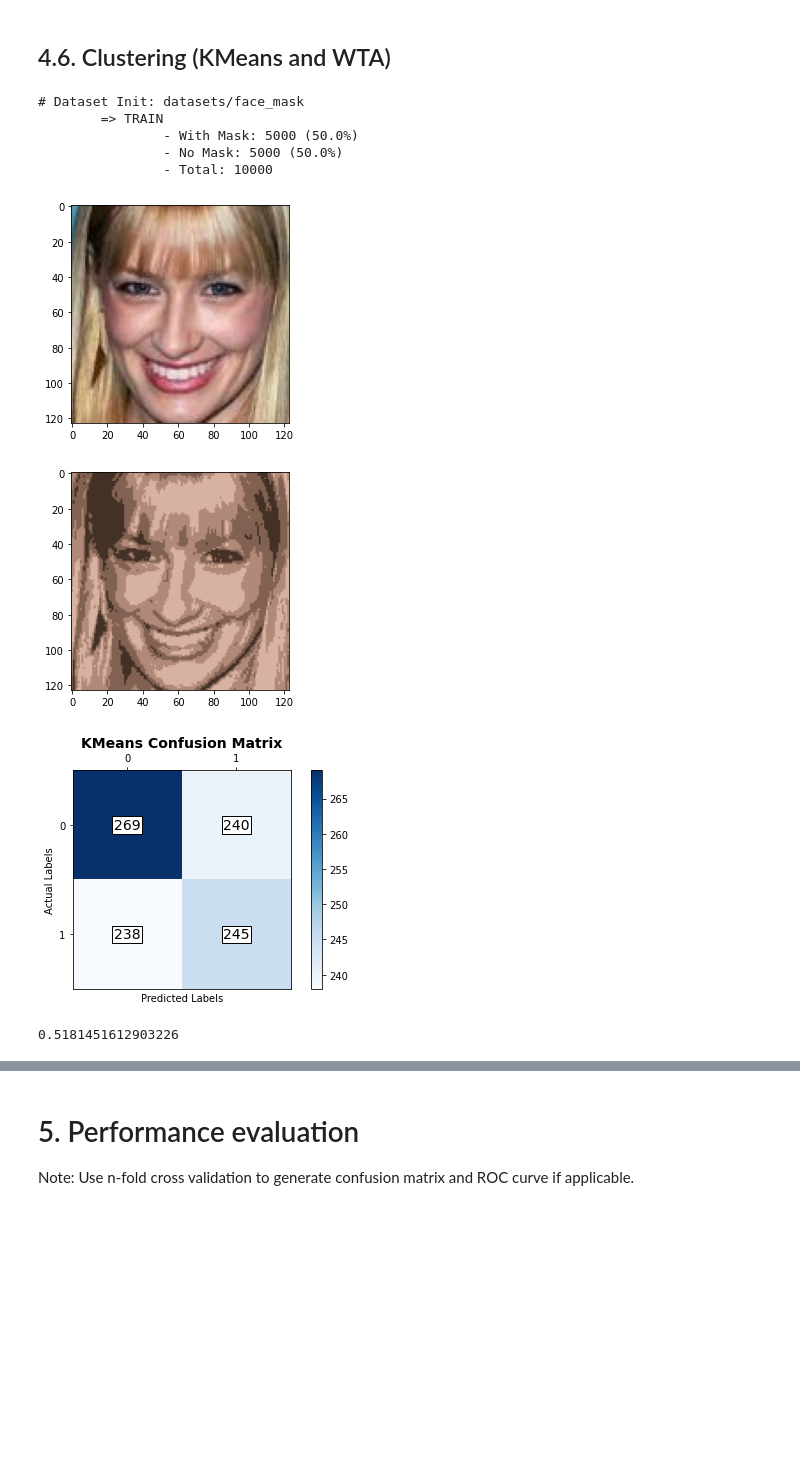
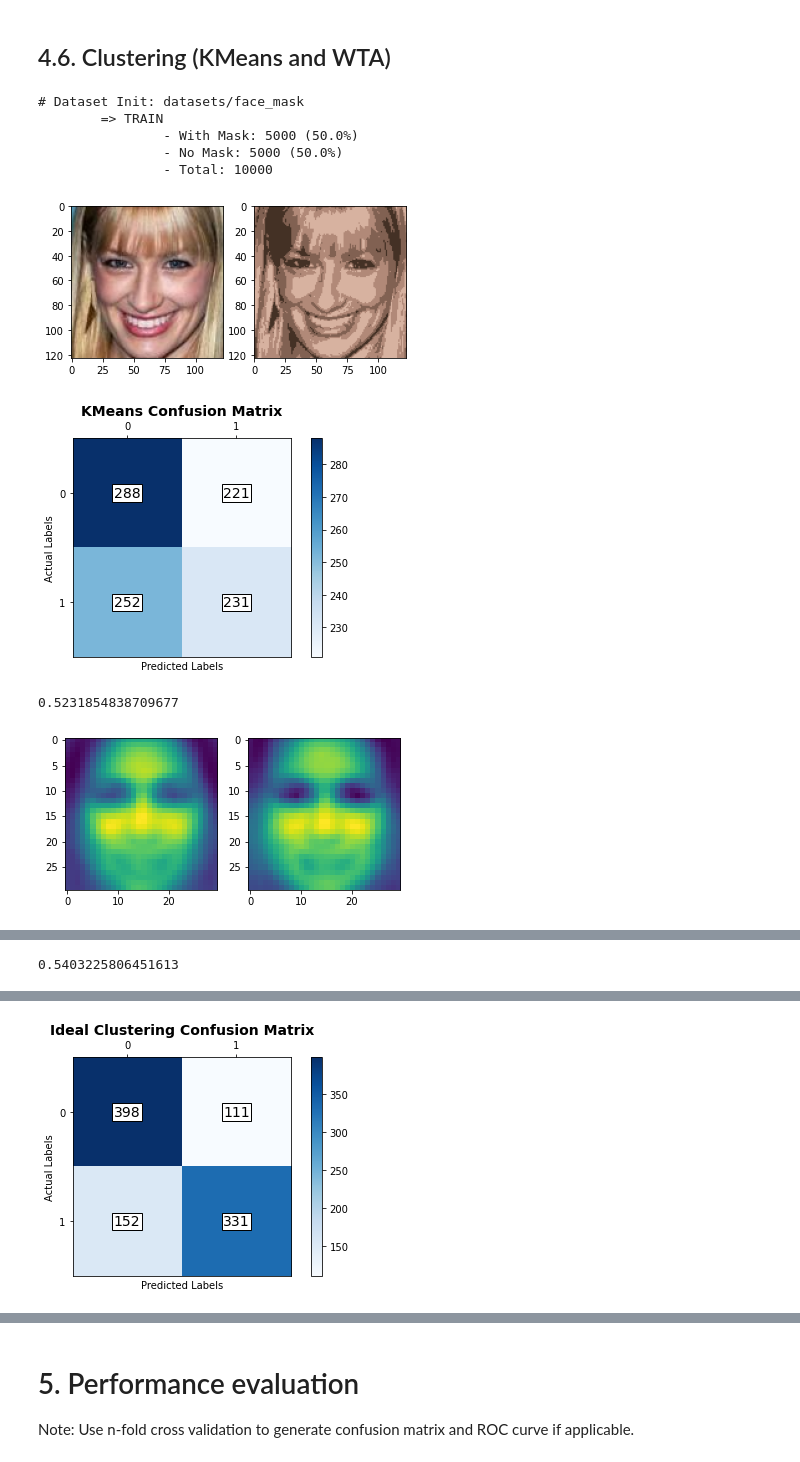
Before and after one commit to andreicozma1/CS522-TeamProject, a Jupyter notebook: main.ipynb, the cells around one changed output, grey strips where cells are left out. Saved outputs shown, nothing was run; the diff lists cells and outputs as text; code cells hidden in the pictures; blank space fills up the shorter version.

Commit message:
Demonstrated wta_classify() and ideal clustering results

```diff
--- a/main.ipynb
+++ b/main.ipynb
@@ -532,11 +532,16 @@ GPU: NVidia RTX3070
 # %% [markdown]
 ## 4.6. Clustering (KMeans and WTA)
 # %%
+import os
 import matplotlib.pyplot as plt
 import numpy as np
 from evaluation import *
 from Dataset import Dataset
-from kmeans import kmeans_image_compress, kmeans_image_colorize, kmeans_classify
+from kmeans import kmeans_image_compress, kmeans_image_colorize, kmeans_classify, get_ideal
+from wta import wta_classify
+
+import warnings
+warnings.filterwarnings("ignore")
 
 # Load normal image
 dataset_original = Dataset(dataset_dir=os.path.join("datasets", "face_mask"))
@@ -546,43 +551,78 @@ image = dataset_original.load_img(image_fn)
 
 # Load conv dataset
 dirpath = os.path.join('datasets', 'face_mask_pickled')
 dataset_conv = Dataset.load_gzip(
     dir_path=dirpath, file_name='dataset_conv.pkl.gzip')
 
 y_test = dataset_conv.test.y.argmax(axis=1).astype(int)
 
 # KMeans compression
-plt.imshow(image)
-plt.show()
+fig, (ax0, ax1) = plt.subplots(1, 2)
+ax0.imshow(image)
 
 img, means = kmeans_image_compress(image, 4)
 shape = image.shape
-plt.imshow(kmeans_image_colorize(img, means).reshape(shape).astype(int))
-plt.show()
+ax1.imshow(kmeans_image_colorize(img, means).reshape(shape).astype(int))
+fig.show()
 
 # KMeans classification
-y_pred, means = kmeans_classify(dataset_conv.test.X, 2, 0.1)
+y_pred, means = kmeans_classify(dataset_conv.test.X, 2)
 acc = np.count_nonzero(y_pred == y_test) / len(y_test)
 if acc < 0.5:
     y_pred = 1 - y_pred
     acc = 1.0 - acc
 
+plt.figure(3)
 cm = get_confusion_matrix(y_test, y_pred, np.unique(y_test))
 plot_confusion_matrix(cm, np.unique(y_test), 'KMeans Confusion Matrix')
 print(acc)
 
-plt.imshow(means[0].reshape(int(np.sqrt(means[0].shape[0])), -1))
-plt.show()
+fig, (ax0, ax1) = plt.subplots(1, 2)
+ax0.imshow(means[0].reshape(int(np.sqrt(means[0].shape[0])), -1))
+ax1.imshow(means[1].reshape(int(np.sqrt(means[1].shape[0])), -1))
+fig.show()
 
-plt.imshow(means[1].reshape(int(np.sqrt(means[1].shape[0])), -1))
-plt.show()
+# WTA classification
+y_pred, centers = wta_classify(dataset_conv.test.X, 2, lp=0.01)
+acc = np.count_nonzero(y_pred == y_test) / len(y_test)
+if acc < 0.5:
+    y_pred = 1 - y_pred
+    acc = 1.0 - acc
+
+plt.figure(4)
+cm = get_confusion_matrix(y_test, y_pred, np.unique(y_test))
+plot_confusion_matrix(cm, np.unique(y_test), 'WTA Confusion Matrix')
+print(acc)
+
+fig, (ax0, ax1) = plt.subplots(1, 2)
+ax0.imshow(centers[0].reshape(int(np.sqrt(centers[0].shape[0])), -1))
+ax1.imshow(centers[1].reshape(int(np.sqrt(centers[1].shape[0])), -1))
+fig.show()
+
+# Ideal means
+y_ideal, means = get_ideal(dataset_conv.test.X, y_test)
+acc = np.count_nonzero(y_ideal == y_test) / len(y_test)
+if acc < 0.5:
+    y_ideal = 1 - y_ideal
+    acc = 1.0 - acc
+
+plt.figure(5)
+cm = get_confusion_matrix(y_test, y_ideal, np.unique(y_test))
+plot_confusion_matrix(cm, np.unique(
+    y_test), 'Ideal Clustering Confusion Matrix')
+print(acc)
+
+fig, (ax0, ax1) = plt.subplots(1, 2)
+ax0.imshow(means[0].reshape(int(np.sqrt(means[0].shape[0])), -1))
+ax1.imshow(means[1].reshape(int(np.sqrt(means[1].shape[0])), -1))
+fig.show()
 # %% [output]
 # Dataset Init: datasets/face_mask
         => TRAIN
                 - With Mask: 5000 (50.0%)
                 - No Mask: 5000 (50.0%)
                 - Total: 10000
-[figure, old version]
+[figure, new version]
-[figure, old version]
+[figure, new version]
+0.5231854838709677
-[figure, old version]
+[figure, new version]
-0.5181451612903226
@@ -589,0 +630 @@ plt.show()
+0.5403225806451613
@@ -590,0 +632 @@ plt.show()
+[figure, added]
```
Also changed, not shown: parts of 1 cell of this notebook.
